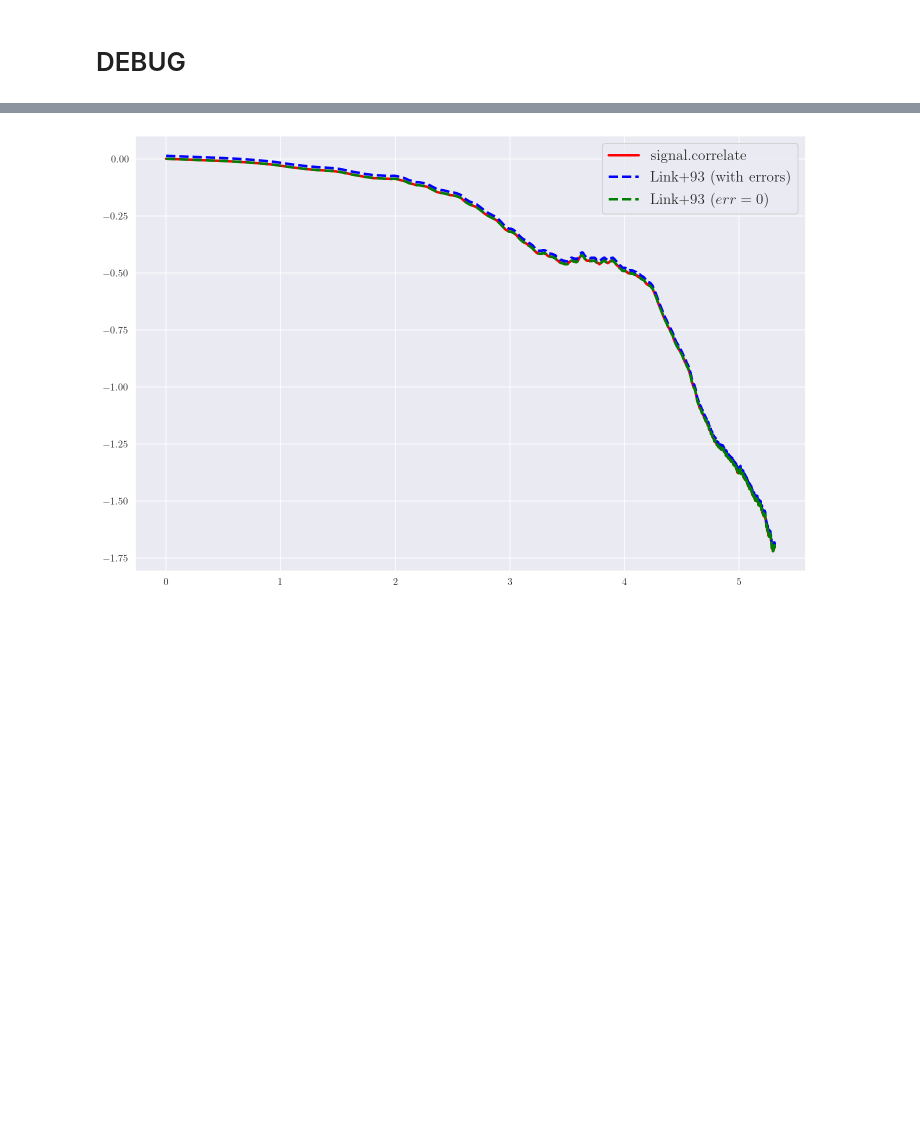
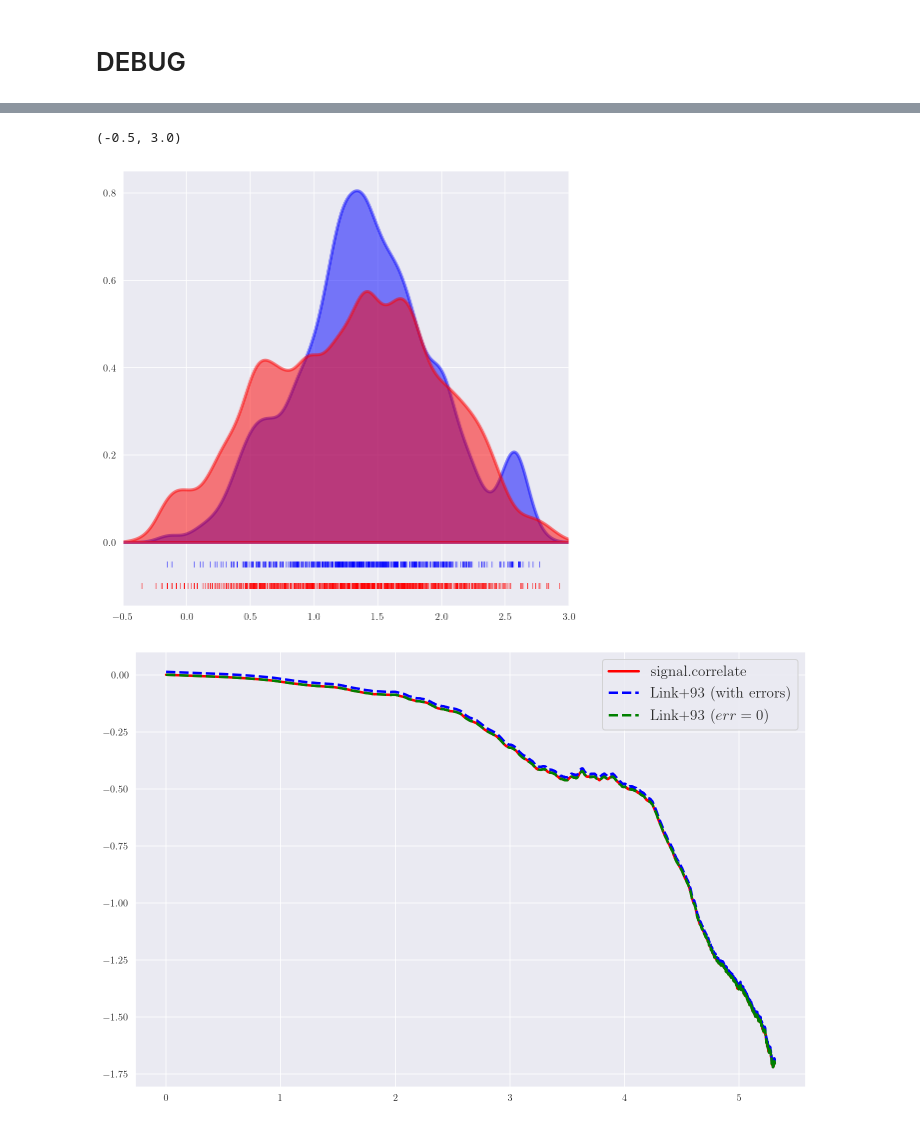
Before and after one commit to romanomaccary/geneticgrbs_v2, a Jupyter notebook: statistical_test/Real_GRBs_Test.ipynb, the cells around one changed output, grey strips where cells are left out. Cells and saved outputs as stored; diff of their text form; code cells hidden in the pictures; blank space fills up the shorter version.

```diff
--- a/statistical_test/Real_GRBs_Test.ipynb
+++ b/statistical_test/Real_GRBs_Test.ipynb
@@ -703,3 +739,25 @@ plt.show()
+# %%
+
+fig = plt.figure(figsize=(8, 8))
+ax  = fig.add_subplot(111)
+#
+x_batse = np.log10(duration_batse)
+x_sim   = np.log10(duration_sim)
+#
+x_grid        = np.linspace(-4, 4, 1000)
+y_plot_batse  = stats.norm.pdf(x_grid, x_batse[:, None], h_opt)
+y_plot_sim    = stats.norm.pdf(x_grid, x_sim[:, None],   h_opt)
+y_plot_batse /= (len(x_batse))
+y_plot_sim   /= (len(x_sim))
+#
+ax.fill(x_grid, y_plot_batse.sum(0), ec='b', lw=3, fc='b', alpha=0.5)
+ax.fill(x_grid, y_plot_sim.sum(0),   ec='r', lw=3, fc='r', alpha=0.5)
+ax.plot(x_batse, 0*x_batse - 0.05, '|', c='b', alpha=0.5)
+ax.plot(x_sim,   0*x_sim - 0.1,    '|', c='r', alpha=0.5)
+ax.set_xlim(-0.5,3)
+# %% [output]
+(-0.5, 3.0)
+[figure, added]
 # %%
 from scipy import signal
 
```
Also changed, not shown: parts of 5 cells of this notebook.
